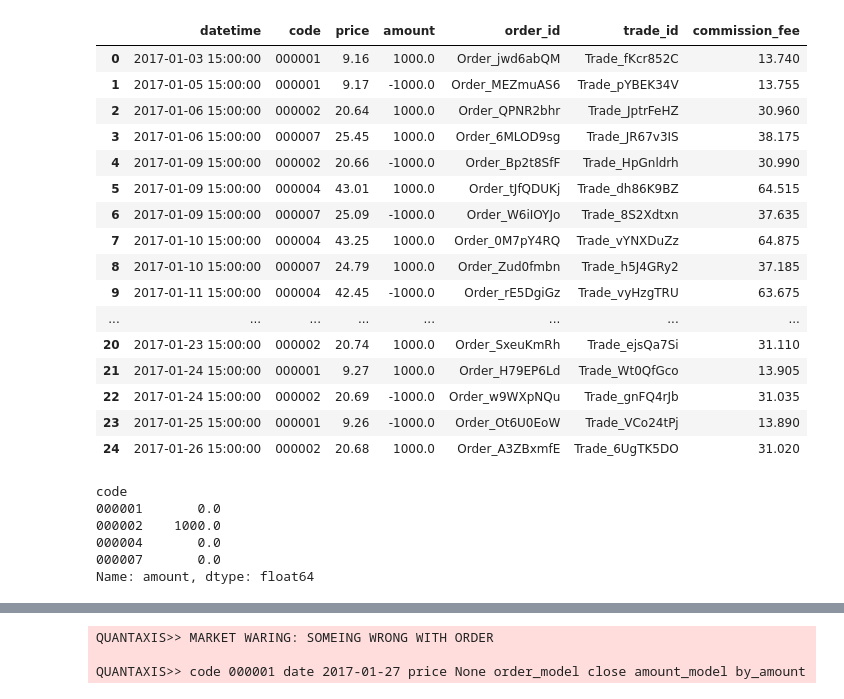
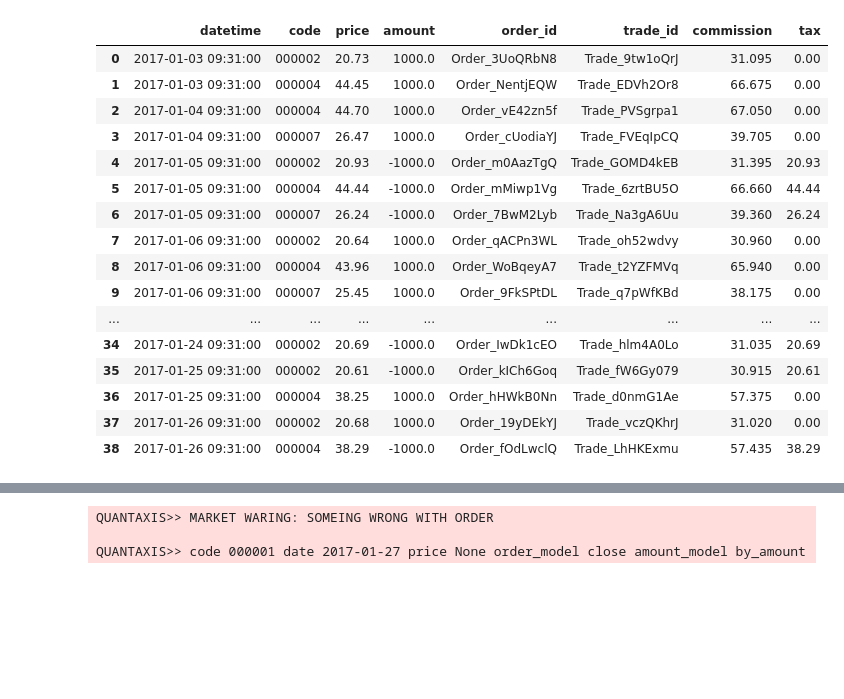
Before and after one commit to yutiansut/QUANTAXIS, a Jupyter notebook: jupyterexample/generate_trade.ipynb, the cells around one changed output, grey strips where cells are left out. Drawn from its saved outputs; the diff is of its cells as text; code cells hidden in the pictures; blank space fills up the shorter version.

Commit message:
#generate_trade

```diff
--- a/jupyterexample/generate_trade.ipynb
+++ b/jupyterexample/generate_trade.ipynb
@@ -122,21 +122,21 @@ QUANTAXIS>> code 000007 date 2017-01-17 price None order_model close amount_mode
-# %%
-user.get_account(a_1).history_table
-# %% [output]
-|  | datetime | code | price | amount | order_id | trade_id | commission_fee |
-| 0 | 2017-01-03 15:00:00 | 000001 | 9.16 | 1000.0 | Order_jwd6abQM | Trade_fKcr852C | 13.740 |
-| 1 | 2017-01-05 15:00:00 | 000001 | 9.17 | -1000.0 | Order_MEZmuAS6 | Trade_pYBEK34V | 13.755 |
-| 2 | 2017-01-06 15:00:00 | 000002 | 20.64 | 1000.0 | Order_QPNR2bhr | Trade_JptrFeHZ | 30.960 |
-| 3 | 2017-01-06 15:00:00 | 000007 | 25.45 | 1000.0 | Order_6MLOD9sg | Trade_JR67v3IS | 38.175 |
-| 4 | 2017-01-09 15:00:00 | 000002 | 20.66 | -1000.0 | Order_Bp2t8SfF | Trade_HpGnldrh | 30.990 |
-| 5 | 2017-01-09 15:00:00 | 000004 | 43.01 | 1000.0 | Order_tJfQDUKj | Trade_dh86K9BZ | 64.515 |
-| 6 | 2017-01-09 15:00:00 | 000007 | 25.09 | -1000.0 | Order_W6iIOYJo | Trade_8S2Xdtxn | 37.635 |
-| 7 | 2017-01-10 15:00:00 | 000004 | 43.25 | 1000.0 | Order_0M7pY4RQ | Trade_vYNXDuZz | 64.875 |
-| 8 | 2017-01-10 15:00:00 | 000007 | 24.79 | 1000.0 | Order_Zud0fmbn | Trade_h5J4GRy2 | 37.185 |
-| 9 | 2017-01-11 15:00:00 | 000004 | 42.45 | -1000.0 | Order_rE5DgiGz | Trade_vyHzgTRU | 63.675 |
-| ... | ... | ... | ... | ... | ... | ... | ... |
-| 20 | 2017-01-23 15:00:00 | 000002 | 20.74 | 1000.0 | Order_SxeuKmRh | Trade_ejsQa7Si | 31.110 |
-| 21 | 2017-01-24 15:00:00 | 000001 | 9.27 | 1000.0 | Order_H79EP6Ld | Trade_Wt0QfGco | 13.905 |
-| 22 | 2017-01-24 15:00:00 | 000002 | 20.69 | -1000.0 | Order_w9WXpNQu | Trade_gnFQ4rJb | 31.035 |
-| 23 | 2017-01-25 15:00:00 | 000001 | 9.26 | -1000.0 | Order_Ot6U0EoW | Trade_VCo24tPj | 13.890 |
-| 24 | 2017-01-26 15:00:00 | 000002 | 20.68 | 1000.0 | Order_A3ZBxmfE | Trade_6UgTK5DO | 31.020 |
+# %%
+a_1.history_table
+# %% [output]
+|  | datetime | code | price | amount | order_id | trade_id | commission | tax |
+| 0 | 2017-01-03 09:31:00 | 000002 | 20.73 | 1000.0 | Order_3UoQRbN8 | Trade_9tw1oQrJ | 31.095 | 0.00 |
+| 1 | 2017-01-03 09:31:00 | 000004 | 44.45 | 1000.0 | Order_NentjEQW | Trade_EDVh2Or8 | 66.675 | 0.00 |
+| 2 | 2017-01-04 09:31:00 | 000004 | 44.70 | 1000.0 | Order_vE42zn5f | Trade_PVSgrpa1 | 67.050 | 0.00 |
+| 3 | 2017-01-04 09:31:00 | 000007 | 26.47 | 1000.0 | Order_cUodiaYJ | Trade_FVEqIpCQ | 39.705 | 0.00 |
+| 4 | 2017-01-05 09:31:00 | 000002 | 20.93 | -1000.0 | Order_m0AazTgQ | Trade_GOMD4kEB | 31.395 | 20.93 |
+| 5 | 2017-01-05 09:31:00 | 000004 | 44.44 | -1000.0 | Order_mMiwp1Vg | Trade_6zrtBU5O | 66.660 | 44.44 |
+| 6 | 2017-01-05 09:31:00 | 000007 | 26.24 | -1000.0 | Order_7BwM2Lyb | Trade_Na3gA6Uu | 39.360 | 26.24 |
+| 7 | 2017-01-06 09:31:00 | 000002 | 20.64 | 1000.0 | Order_qACPn3WL | Trade_oh52wdvy | 30.960 | 0.00 |
+| 8 | 2017-01-06 09:31:00 | 000004 | 43.96 | 1000.0 | Order_WoBqeyA7 | Trade_t2YZFMVq | 65.940 | 0.00 |
+| 9 | 2017-01-06 09:31:00 | 000007 | 25.45 | 1000.0 | Order_9FkSPtDL | Trade_q7pWfKBd | 38.175 | 0.00 |
+| ... | ... | ... | ... | ... | ... | ... | ... | ... |
+| 34 | 2017-01-24 09:31:00 | 000002 | 20.69 | -1000.0 | Order_IwDk1cEO | Trade_hlm4A0Lo | 31.035 | 20.69 |
+| 35 | 2017-01-25 09:31:00 | 000002 | 20.61 | -1000.0 | Order_kICh6Goq | Trade_fW6Gy079 | 30.915 | 20.61 |
+| 36 | 2017-01-25 09:31:00 | 000004 | 38.25 | 1000.0 | Order_hHWkB0Nn | Trade_d0nmG1Ae | 57.375 | 0.00 |
+| 37 | 2017-01-26 09:31:00 | 000002 | 20.68 | 1000.0 | Order_19yDEkYJ | Trade_vczQKhrJ | 31.020 | 0.00 |
+| 38 | 2017-01-26 09:31:00 | 000004 | 38.29 | -1000.0 | Order_fOdLwclQ | Trade_LhHKExmu | 57.435 | 38.29 |
 # %%
@@ -144,9 +143,0 @@ r=QA.QA_Risk(user.get_account(a_1))
-# %%
-user.get_account(a_1).hold
-# %% [output]
-code
-000001       0.0
-000002    1000.0
-000004       0.0
-000007       0.0
-Name: amount, dtype: float64
```
Also changed, not shown: parts of 23 cells of this notebook, 1 other file.
